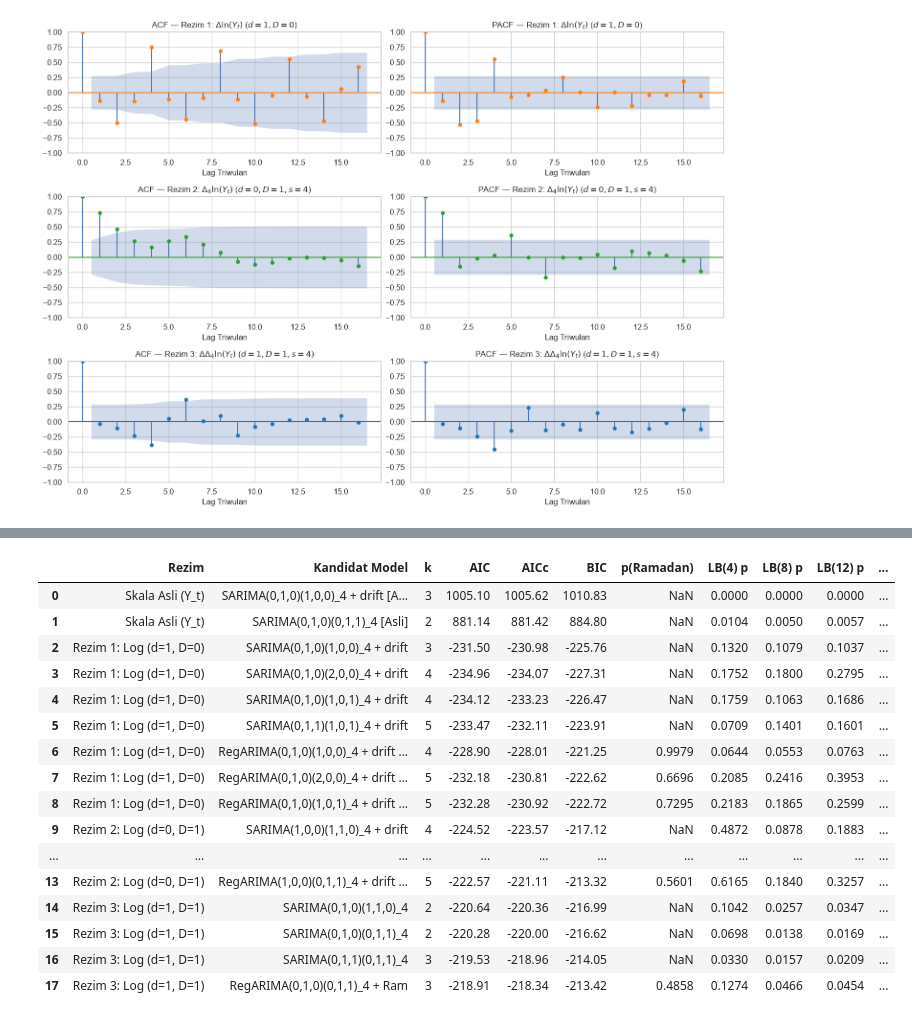
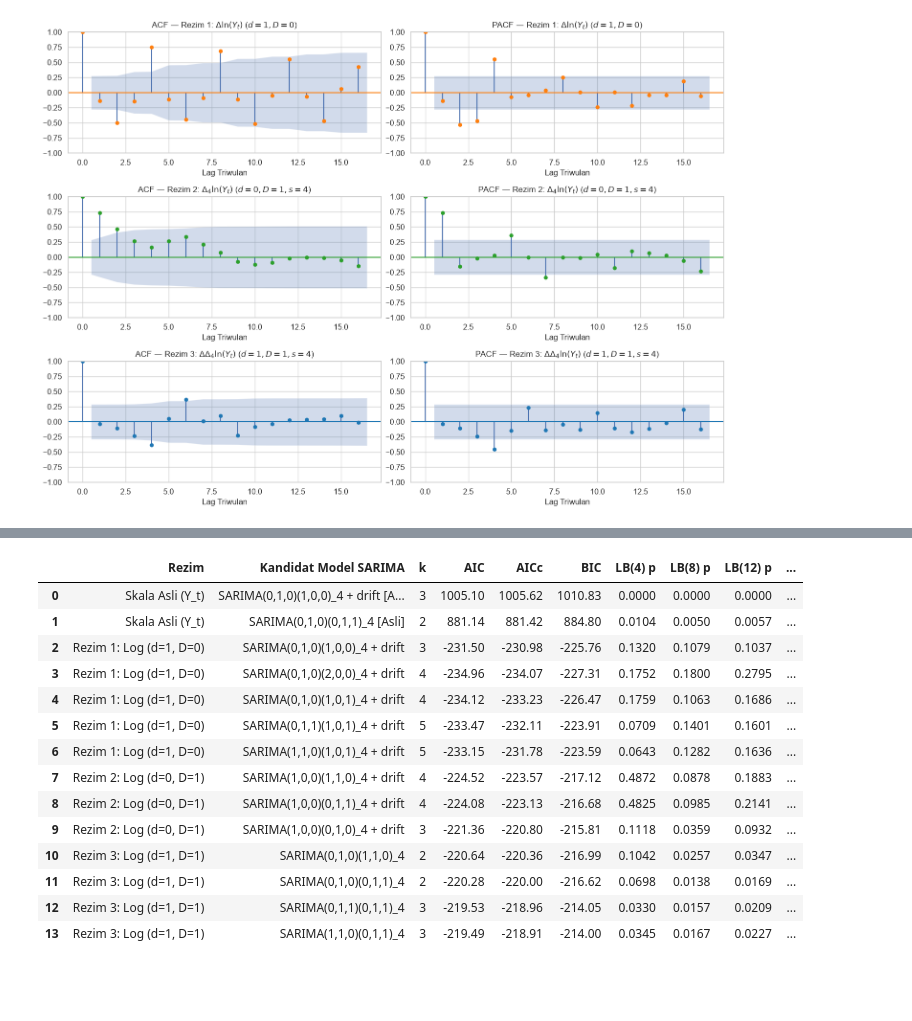
Before and after one commit to DKhrisadi/Time-Series_ADW-A, a Jupyter notebook: notebook/Progress3_Pemodelan_SARIMA.ipynb, the cells around one changed output, grey strips where cells are left out. Drawn from its saved outputs; the diff is of its cells as text; code cells hidden in the pictures; blank space fills up the shorter version.

```diff
--- a/notebook/Progress3_Pemodelan_SARIMA_RegARIMA.ipynb
+++ b/notebook/Progress3_Pemodelan_SARIMA.ipynb
@@ -303,42 +299,36 @@ Seluruh kandidat diestimasi dengan *Maximum Likelihood Estimation* (MLE) murni p
 > **Catatan Teknis Diagnostik:** Untuk menghindari distorsi *diffuse initialization* pada observasi awal filter Kalman, seluruh uji diagnostik residual (Ljung-Box dengan penyesuaian derajat bebas `model_df = p + q + P + Q`, Shapiro-Wilk, Jarque-Bera, dan Engle's ARCH-LM lag 4) dihitung pada residual efektif setelah *burn-in* `d + s*D` observasi awal.
 # %%
 candidate_specs = [
-    # Pembanding Skala Asli (Y_t) — untuk verifikasi kebutuhan transformasi logaritma
-    ('Skala Asli (Y_t)', 'SARIMA(0,1,0)(1,0,0)_4 + drift [Asli]', (0, 1, 0), (1, 0, 0, 4), 'c', False, False),
-    ('Skala Asli (Y_t)', 'SARIMA(0,1,0)(0,1,1)_4 [Asli]',         (0, 1, 0), (0, 1, 1, 4), 'n', False, False),
+    # Pembanding Skala Asli (Y_t) — verifikasi kebutuhan transformasi logaritma
+    ('Skala Asli (Y_t)', 'SARIMA(0,1,0)(1,0,0)_4 + drift [Asli]', (0, 1, 0), (1, 0, 0, 4), 'c', False),
+    ('Skala Asli (Y_t)', 'SARIMA(0,1,0)(0,1,1)_4 [Asli]',         (0, 1, 0), (0, 1, 1, 4), 'n', False),
 
     # Rezim 1: Logaritma, d=1, D=0, trend='c' (drift)
-    ('Rezim 1: Log (d=1, D=0)', 'SARIMA(0,1,0)(1,0,0)_4 + drift',           (0, 1, 0), (1, 0, 0, 4), 'c', True, False),
-    ('Rezim 1: Log (d=1, D=0)', 'SARIMA(0,1,0)(2,0,0)_4 + drift',           (0, 1, 0), (2, 0, 0, 4), 'c', True, False),
-    ('Rezim 1: Log (d=1, D=0)', 'SARIMA(0,1,0)(1,0,1)_4 + drift',           (0, 1, 0), (1, 0, 1, 4), 'c', True, False),
-    ('Rezim 1: Log (d=1, D=0)', 'SARIMA(0,1,1)(1,0,1)_4 + drift',           (0, 1, 1), (1, 0, 1, 4), 'c', True, False),
-    ('Rezim 1: Log (d=1, D=0)', 'RegARIMA(0,1,0)(1,0,0)_4 + drift + Ram',   (0, 1, 0), (1, 0, 0, 4), 'c', True, True),
-    ('Rezim 1: Log (d=1, D=0)', 'RegARIMA(0,1,0)(2,0,0)_4 + drift + Ram',   (0, 1, 0), (2, 0, 0, 4), 'c', True, True),
-    ('Rezim 1: Log (d=1, D=0)', 'RegARIMA(0,1,0)(1,0,1)_4 + drift + Ram',   (0, 1, 0), (1, 0, 1, 4), 'c', True, True),
+    ('Rezim 1: Log (d=1, D=0)', 'SARIMA(0,1,0)(1,0,0)_4 + drift', (0, 1, 0), (1, 0, 0, 4), 'c', True),
+    ('Rezim 1: Log (d=1, D=0)', 'SARIMA(0,1,0)(2,0,0)_4 + drift', (0, 1, 0), (2, 0, 0, 4), 'c', True),
+    ('Rezim 1: Log (d=1, D=0)', 'SARIMA(0,1,0)(1,0,1)_4 + drift', (0, 1, 0), (1, 0, 1, 4), 'c', True),
+    ('Rezim 1: Log (d=1, D=0)', 'SARIMA(0,1,1)(1,0,1)_4 + drift', (0, 1, 1), (1, 0, 1, 4), 'c', True),
+    ('Rezim 1: Log (d=1, D=0)', 'SARIMA(1,1,0)(1,0,1)_4 + drift', (1, 1, 0), (1, 0, 1, 4), 'c', True),
 
     # Rezim 2: Logaritma, d=0, D=1, trend='c' (drift)
-    ('Rezim 2: Log (d=0, D=1)', 'SARIMA(1,0,0)(1,1,0)_4 + drift',           (1, 0, 0), (1, 1, 0, 4), 'c', True, False),
-    ('Rezim 2: Log (d=0, D=1)', 'SARIMA(1,0,0)(0,1,1)_4 + drift',           (1, 0, 0), (0, 1, 1, 4), 'c', True, False),
-    ('Rezim 2: Log (d=0, D=1)', 'SARIMA(1,0,0)(0,1,0)_4 + drift',           (1, 0, 0), (0, 1, 0, 4), 'c', True, False),
-    ('Rezim 2: Log (d=0, D=1)', 'RegARIMA(1,0,0)(1,1,0)_4 + drift + Ram',   (1, 0, 0), (1, 1, 0, 4), 'c', True, True),
-    ('Rezim 2: Log (d=0, D=1)', 'RegARIMA(1,0,0)(0,1,1)_4 + drift + Ram',   (1, 0, 0), (0, 1, 1, 4), 'c', True, True),
+    ('Rezim 2: Log (d=0, D=1)', 'SARIMA(1,0,0)(1,1,0)_4 + drift', (1, 0, 0), (1, 1, 0, 4), 'c', True),
+    ('Rezim 2: Log (d=0, D=1)', 'SARIMA(1,0,0)(0,1,1)_4 + drift', (1, 0, 0), (0, 1, 1, 4), 'c', True),
+    ('Rezim 2: Log (d=0, D=1)', 'SARIMA(1,0,0)(0,1,0)_4 + drift', (1, 0, 0), (0, 1, 0, 4), 'c', True),
 
     # Rezim 3: Logaritma, d=1, D=1, trend='n' (tanpa drift)
-    ('Rezim 3: Log (d=1, D=1)', 'SARIMA(0,1,0)(1,1,0)_4',                   (0, 1, 0), (1, 1, 0, 4), 'n', True, False),
-    ('Rezim 3: Log (d=1, D=1)', 'SARIMA(0,1,0)(0,1,1)_4',                   (0, 1, 0), (0, 1, 1, 4), 'n', True, False),
-    ('Rezim 3: Log (d=1, D=1)', 'SARIMA(0,1,1)(0,1,1)_4',                   (0, 1, 1), (0, 1, 1, 4), 'n', True, False),
-    ('Rezim 3: Log (d=1, D=1)', 'RegARIMA(0,1,0)(0,1,1)_4 + Ram',           (0, 1, 0), (0, 1, 1, 4), 'n', True, True),
+    ('Rezim 3: Log (d=1, D=1)', 'SARIMA(0,1,0)(1,1,0)_4',         (0, 1, 0), (1, 1, 0, 4), 'n', True),
+    ('Rezim 3: Log (d=1, D=1)', 'SARIMA(0,1,0)(0,1,1)_4',         (0, 1, 0), (0, 1, 1, 4), 'n', True),
+    ('Rezim 3: Log (d=1, D=1)', 'SARIMA(0,1,1)(0,1,1)_4',         (0, 1, 1), (0, 1, 1, 4), 'n', True),
+    ('Rezim 3: Log (d=1, D=1)', 'SARIMA(1,1,0)(0,1,1)_4',         (1, 1, 0), (0, 1, 1, 4), 'n', True),
 ]
 
 fitted_models = {}
 summary_rows = []
 
-for regime, name, order, sorder, trend, use_log, use_exog in candidate_specs:
+for regime, name, order, sorder, trend, use_log in candidate_specs:
     endog = log_y_train if use_log else y_train
-    ex_tr = exog_train if use_exog else None
     mod = SARIMAX(
         endog,
-        exog=ex_tr,
         order=order,
         seasonal_order=sorder,
         trend=trend,
@@ -361,11 +351,6 @@ for regime, name, order, sorder, trend, use_log, use_exog in candidate_specs:
 
     diag_pass = (lb4_p >= 0.05) and (lb8_p >= 0.05) and (lb12_p >= 0.05) and (sw_p >= 0.05) and (arch_p >= 0.05)
 
-    exog_p = np.nan
-    if use_exog:
-        ex_idx = list(res.param_names).index('hari_ramadan_idul_fitri')
-        exog_p = round(float(np.asarray(res.pvalues)[ex_idx]), 4)
-
     fitted_models[name] = {
         'res': res,
         'regime': regime,
@@ -373,7 +358,6 @@ for regime, name, order, sorder, trend, use_log, use_exog in candidate_specs:
         'sorder': sorder,
         'trend': trend,
         'use_log': use_log,
-        'use_exog': use_exog,
         'burn': burn,
         'resid_eff': resid_eff,
         'aicc': aicc,
@@ -382,12 +366,11 @@ for regime, name, order, sorder, trend, use_log, use_exog in candidate_specs:
 
     summary_rows.append({
         'Rezim': regime,
-        'Kandidat Model': name,
+        'Kandidat Model SARIMA': name,
         'k': k,
         'AIC': round(float(res.aic), 2),
         'AICc': round(aicc, 2),
         'BIC': round(float(res.bic), 2),
-        'p(Ramadan)': exog_p,
         'LB(4) p': round(lb4_p, 4),
         'LB(8) p': round(lb8_p, 4),
         'LB(12) p': round(lb12_p, 4),
@@ -398,6 +381,6 @@ for regime, name, order, sorder, trend, use_log, use_exog in candidate_specs:
     })
 
 candidates_df = pd.DataFrame(summary_rows)
-print('=== Ringkasan Estimasi & Uji Diagnostik Seluruh Kandidat (Training Set, N = 51) ===')
+print('=== Ringkasan Estimasi & Uji Diagnostik Seluruh Kandidat SARIMA (Training Set, N = 51) ===')
 display(candidates_df)
 # %% [output]
@@ -405,18 +388,16 @@ display(candidates_df)
-|  | Rezim | Kandidat Model | k | AIC | AICc | BIC | p(Ramadan) | LB(4) p | LB(8) p | LB(12) p | ... |
-| 0 | Skala Asli (Y_t) | SARIMA(0,1,0)(1,0,0)_4 + drift [A... | 3 | 1005.10 | 1005.62 | 1010.83 | NaN | 0.0000 | 0.0000 | 0.0000 | ... |
-| 1 | Skala Asli (Y_t) | SARIMA(0,1,0)(0,1,1)_4 [Asli] | 2 | 881.14 | 881.42 | 884.80 | NaN | 0.0104 | 0.0050 | 0.0057 | ... |
-| 2 | Rezim 1: Log (d=1, D=0) | SARIMA(0,1,0)(1,0,0)_4 + drift | 3 | -231.50 | -230.98 | -225.76 | NaN | 0.1320 | 0.1079 | 0.1037 | ... |
-| 3 | Rezim 1: Log (d=1, D=0) | SARIMA(0,1,0)(2,0,0)_4 + drift | 4 | -234.96 | -234.07 | -227.31 | NaN | 0.1752 | 0.1800 | 0.2795 | ... |
-| 4 | Rezim 1: Log (d=1, D=0) | SARIMA(0,1,0)(1,0,1)_4 + drift | 4 | -234.12 | -233.23 | -226.47 | NaN | 0.1759 | 0.1063 | 0.1686 | ... |
-| 5 | Rezim 1: Log (d=1, D=0) | SARIMA(0,1,1)(1,0,1)_4 + drift | 5 | -233.47 | -232.11 | -223.91 | NaN | 0.0709 | 0.1401 | 0.1601 | ... |
-| 6 | Rezim 1: Log (d=1, D=0) | RegARIMA(0,1,0)(1,0,0)_4 + drift ... | 4 | -228.90 | -228.01 | -221.25 | 0.9979 | 0.0644 | 0.0553 | 0.0763 | ... |
-| 7 | Rezim 1: Log (d=1, D=0) | RegARIMA(0,1,0)(2,0,0)_4 + drift ... | 5 | -232.18 | -230.81 | -222.62 | 0.6696 | 0.2085 | 0.2416 | 0.3953 | ... |
-| 8 | Rezim 1: Log (d=1, D=0) | RegARIMA(0,1,0)(1,0,1)_4 + drift ... | 5 | -232.28 | -230.92 | -222.72 | 0.7295 | 0.2183 | 0.1865 | 0.2599 | ... |
-| 9 | Rezim 2: Log (d=0, D=1) | SARIMA(1,0,0)(1,1,0)_4 + drift | 4 | -224.52 | -223.57 | -217.12 | NaN | 0.4872 | 0.0878 | 0.1883 | ... |
-| ... | ... | ... | ... | ... | ... | ... | ... | ... | ... | ... | ... |
-| 13 | Rezim 2: Log (d=0, D=1) | RegARIMA(1,0,0)(0,1,1)_4 + drift ... | 5 | -222.57 | -221.11 | -213.32 | 0.5601 | 0.6165 | 0.1840 | 0.3257 | ... |
-| 14 | Rezim 3: Log (d=1, D=1) | SARIMA(0,1,0)(1,1,0)_4 | 2 | -220.64 | -220.36 | -216.99 | NaN | 0.1042 | 0.0257 | 0.0347 | ... |
-| 15 | Rezim 3: Log (d=1, D=1) | SARIMA(0,1,0)(0,1,1)_4 | 2 | -220.28 | -220.00 | -216.62 | NaN | 0.0698 | 0.0138 | 0.0169 | ... |
-| 16 | Rezim 3: Log (d=1, D=1) | SARIMA(0,1,1)(0,1,1)_4 | 3 | -219.53 | -218.96 | -214.05 | NaN | 0.0330 | 0.0157 | 0.0209 | ... |
-| 17 | Rezim 3: Log (d=1, D=1) | RegARIMA(0,1,0)(0,1,1)_4 + Ram | 3 | -218.91 | -218.34 | -213.42 | 0.4858 | 0.1274 | 0.0466 | 0.0454 | ... |
+|  | Rezim | Kandidat Model SARIMA | k | AIC | AICc | BIC | LB(4) p | LB(8) p | LB(12) p | ... |
+| 0 | Skala Asli (Y_t) | SARIMA(0,1,0)(1,0,0)_4 + drift [A... | 3 | 1005.10 | 1005.62 | 1010.83 | 0.0000 | 0.0000 | 0.0000 | ... |
+| 1 | Skala Asli (Y_t) | SARIMA(0,1,0)(0,1,1)_4 [Asli] | 2 | 881.14 | 881.42 | 884.80 | 0.0104 | 0.0050 | 0.0057 | ... |
+| 2 | Rezim 1: Log (d=1, D=0) | SARIMA(0,1,0)(1,0,0)_4 + drift | 3 | -231.50 | -230.98 | -225.76 | 0.1320 | 0.1079 | 0.1037 | ... |
+| 3 | Rezim 1: Log (d=1, D=0) | SARIMA(0,1,0)(2,0,0)_4 + drift | 4 | -234.96 | -234.07 | -227.31 | 0.1752 | 0.1800 | 0.2795 | ... |
+| 4 | Rezim 1: Log (d=1, D=0) | SARIMA(0,1,0)(1,0,1)_4 + drift | 4 | -234.12 | -233.23 | -226.47 | 0.1759 | 0.1063 | 0.1686 | ... |
+| 5 | Rezim 1: Log (d=1, D=0) | SARIMA(0,1,1)(1,0,1)_4 + drift | 5 | -233.47 | -232.11 | -223.91 | 0.0709 | 0.1401 | 0.1601 | ... |
+| 6 | Rezim 1: Log (d=1, D=0) | SARIMA(1,1,0)(1,0,1)_4 + drift | 5 | -233.15 | -231.78 | -223.59 | 0.0643 | 0.1282 | 0.1636 | ... |
+| 7 | Rezim 2: Log (d=0, D=1) | SARIMA(1,0,0)(1,1,0)_4 + drift | 4 | -224.52 | -223.57 | -217.12 | 0.4872 | 0.0878 | 0.1883 | ... |
+| 8 | Rezim 2: Log (d=0, D=1) | SARIMA(1,0,0)(0,1,1)_4 + drift | 4 | -224.08 | -223.13 | -216.68 | 0.4825 | 0.0985 | 0.2141 | ... |
+| 9 | Rezim 2: Log (d=0, D=1) | SARIMA(1,0,0)(0,1,0)_4 + drift | 3 | -221.36 | -220.80 | -215.81 | 0.1118 | 0.0359 | 0.0932 | ... |
+| 10 | Rezim 3: Log (d=1, D=1) | SARIMA(0,1,0)(1,1,0)_4 | 2 | -220.64 | -220.36 | -216.99 | 0.1042 | 0.0257 | 0.0347 | ... |
+| 11 | Rezim 3: Log (d=1, D=1) | SARIMA(0,1,0)(0,1,1)_4 | 2 | -220.28 | -220.00 | -216.62 | 0.0698 | 0.0138 | 0.0169 | ... |
+| 12 | Rezim 3: Log (d=1, D=1) | SARIMA(0,1,1)(0,1,1)_4 | 3 | -219.53 | -218.96 | -214.05 | 0.0330 | 0.0157 | 0.0209 | ... |
+| 13 | Rezim 3: Log (d=1, D=1) | SARIMA(1,1,0)(0,1,1)_4 | 3 | -219.49 | -218.91 | -214.00 | 0.0345 | 0.0167 | 0.0227 | ... |
 # %% [markdown]
```
Also changed, not shown: parts of 17 cells of this notebook, 1 other file.
